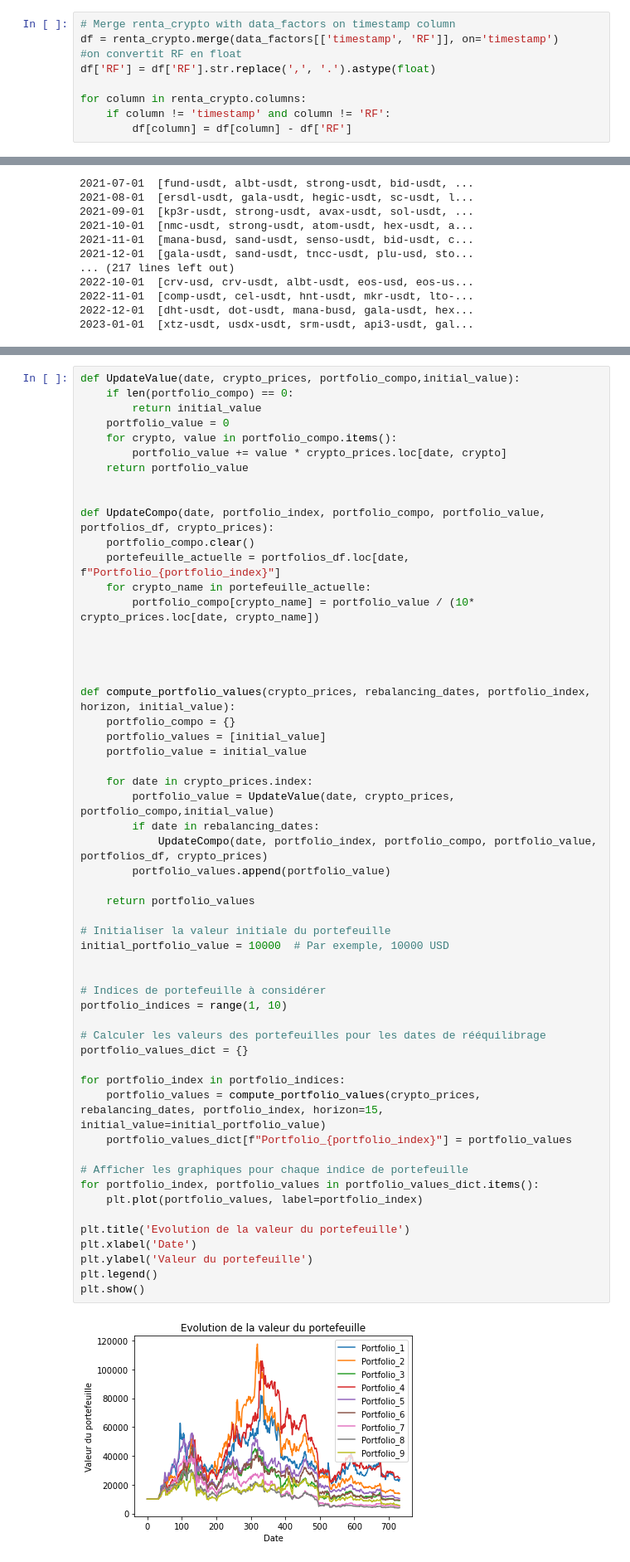
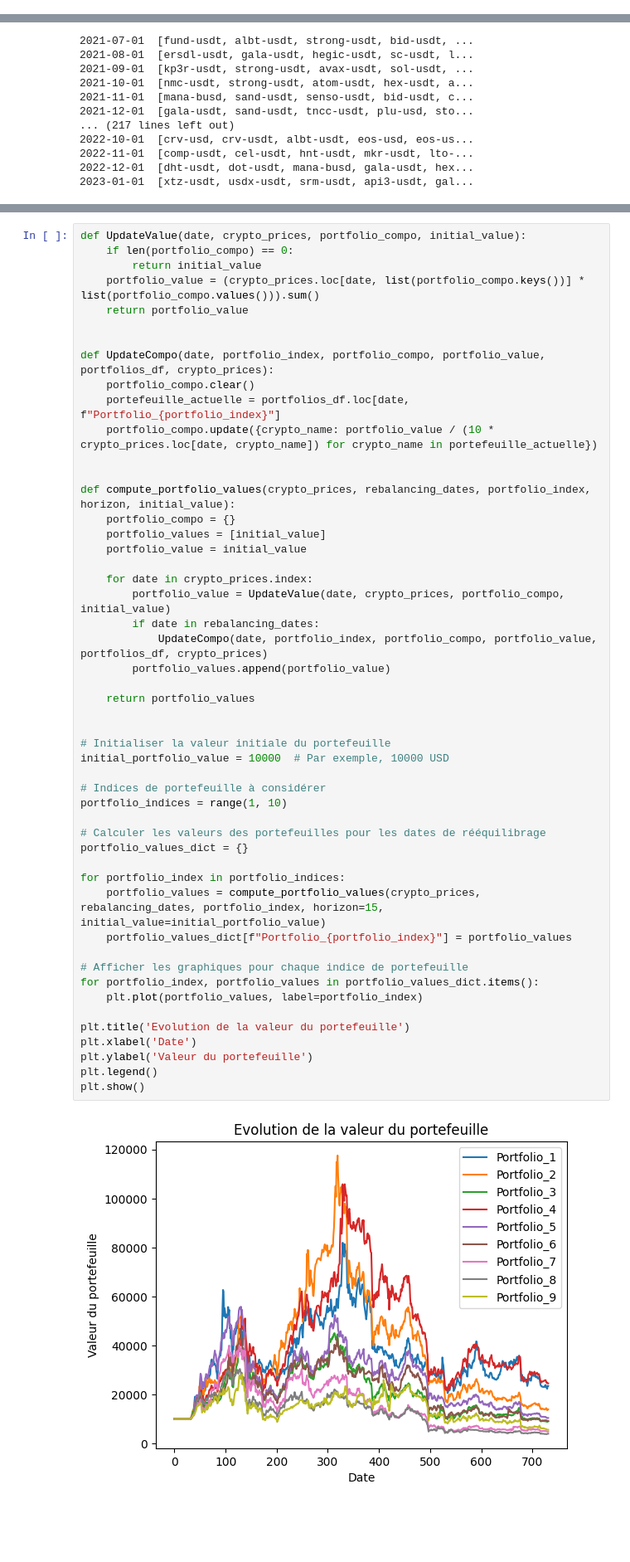
Before and after one commit to meretaensimag/momentum_strategie, a Jupyter notebook: notebook_momentum.ipynb, the cells around one changed output, grey strips where cells are left out. Shown at 83% size. Saved outputs shown, nothing was run; the diff lists cells and outputs as text; blank space fills up the shorter version.

```diff
--- a/notebook_momentum.ipynb
+++ b/notebook_momentum.ipynb
@@ -99,9 +70,0 @@ On calcule pour chaque pair, chaque la difference entre la renta trouve et le re
-# %%
-# Merge renta_crypto with data_factors on timestamp column
-df = renta_crypto.merge(data_factors[['timestamp', 'RF']], on='timestamp')
-#on convertit RF en float
-df['RF'] = df['RF'].str.replace(',', '.').astype(float)
-
-for column in renta_crypto.columns:
-    if column != 'timestamp' and column != 'RF':
-        df[column] = df[column] - df['RF']
@@ -173,20 +130,15 @@ print(portfolios_df)
 # %%
-def UpdateValue(date, crypto_prices, portfolio_compo,initial_value):
+def UpdateValue(date, crypto_prices, portfolio_compo, initial_value):
     if len(portfolio_compo) == 0:
         return initial_value
-    portfolio_value = 0
-    for crypto, value in portfolio_compo.items():
-        portfolio_value += value * crypto_prices.loc[date, crypto]
+    portfolio_value = (crypto_prices.loc[date, list(portfolio_compo.keys())] * list(portfolio_compo.values())).sum()
     return portfolio_value
 
 
 def UpdateCompo(date, portfolio_index, portfolio_compo, portfolio_value, portfolios_df, crypto_prices):
     portfolio_compo.clear()
     portefeuille_actuelle = portfolios_df.loc[date, f"Portfolio_{portfolio_index}"]
-    for crypto_name in portefeuille_actuelle:
-        portfolio_compo[crypto_name] = portfolio_value / (10* crypto_prices.loc[date, crypto_name])
-
-
+    portfolio_compo.update({crypto_name: portfolio_value / (10 * crypto_prices.loc[date, crypto_name]) for crypto_name in portefeuille_actuelle})
 
 
 def compute_portfolio_values(crypto_prices, rebalancing_dates, portfolio_index, horizon, initial_value):
@@ -195,35 +147,35 @@ def compute_portfolio_values(crypto_prices, rebalancing_dates, portfolio_index,
     portfolio_value = initial_value
 
     for date in crypto_prices.index:
-        portfolio_value = UpdateValue(date, crypto_prices, portfolio_compo,initial_value)
+        portfolio_value = UpdateValue(date, crypto_prices, portfolio_compo, initial_value)
         if date in rebalancing_dates:
             UpdateCompo(date, portfolio_index, portfolio_compo, portfolio_value, portfolios_df, crypto_prices)
         portfolio_values.append(portfolio_value)
 
     return portfolio_values
 
+
 # Initialiser la valeur initiale du portefeuille
 initial_portfolio_value = 10000  # Par exemple, 10000 USD
-
 
 # Indices de portefeuille à considérer
 portfolio_indices = range(1, 10)
 
 # Calculer les valeurs des portefeuilles pour les dates de rééquilibrage
 portfolio_values_dict = {}
 
 for portfolio_index in portfolio_indices:
     portfolio_values = compute_portfolio_values(crypto_prices, rebalancing_dates, portfolio_index, horizon=15, initial_value=initial_portfolio_value)
     portfolio_values_dict[f"Portfolio_{portfolio_index}"] = portfolio_values
 
 # Afficher les graphiques pour chaque indice de portefeuille
 for portfolio_index, portfolio_values in portfolio_values_dict.items():
     plt.plot(portfolio_values, label=portfolio_index)
 
 plt.title('Evolution de la valeur du portefeuille')
 plt.xlabel('Date')
 plt.ylabel('Valeur du portefeuille')
 plt.legend()
 plt.show()
 # %% [output]
-[figure, old version]
+[figure, new version]
```
Also changed, not shown: parts of 17 cells of this notebook.
